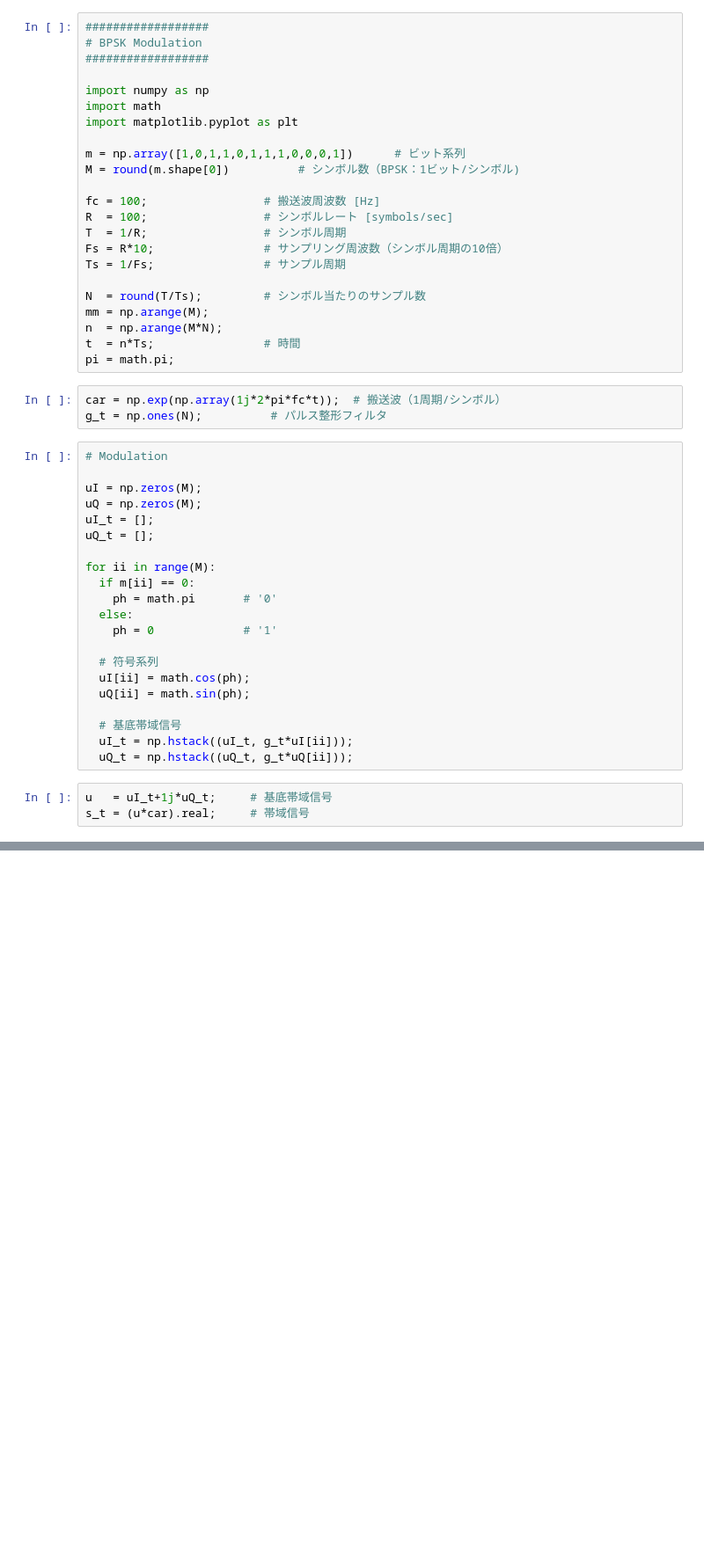
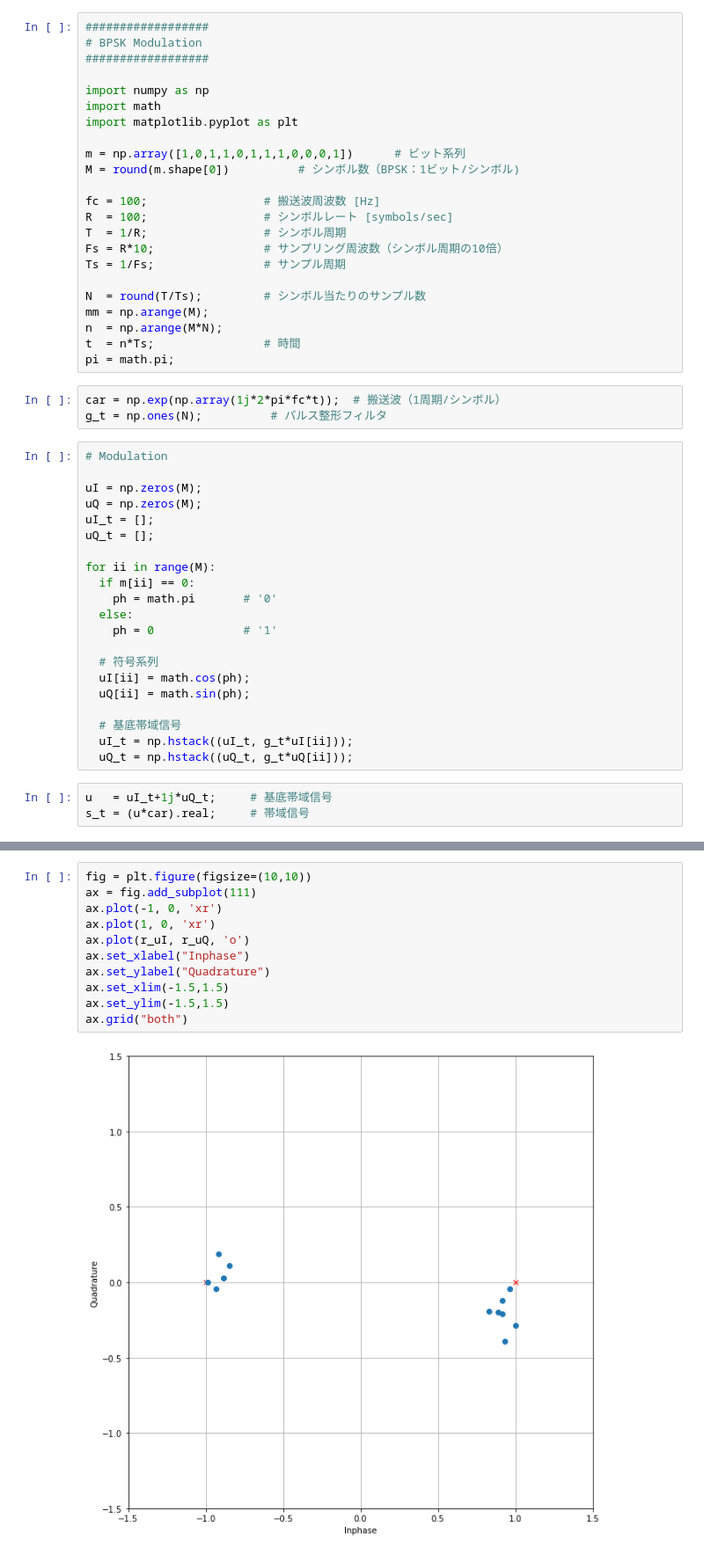
Before and after one commit to mskim-niigatau/EIC_Lab4, a Jupyter notebook: mod_demo.ipynb, the cells around one changed output, grey strips where cells are left out. Shown at 88% size. Saved outputs shown, nothing was run; the diff lists cells and outputs as text; blank space fills up the shorter version.

```diff
--- a/mod_demo.ipynb
+++ b/mod_demo.ipynb
@@ -143,0 +158,13 @@ ax5.grid("both")
+# %%
+fig = plt.figure(figsize=(10,10))
+ax = fig.add_subplot(111)
+ax.plot(-1, 0, 'xr')
+ax.plot(1, 0, 'xr')
+ax.plot(r_uI, r_uQ, 'o')
+ax.set_xlabel("Inphase")
+ax.set_ylabel("Quadrature")
+ax.set_xlim(-1.5,1.5)
+ax.set_ylim(-1.5,1.5)
+ax.grid("both")
+# %% [output]
+[figure, added]
```
Also changed, not shown: parts of 4 cells of this notebook.
